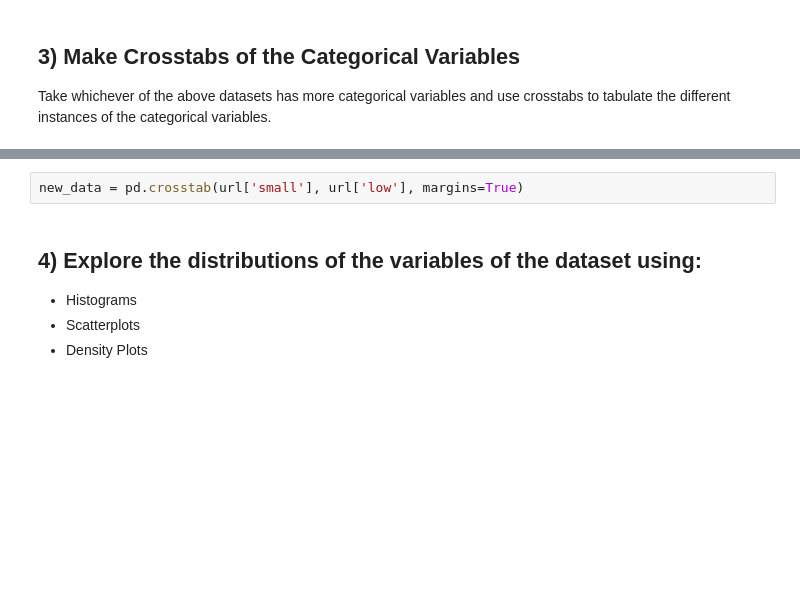
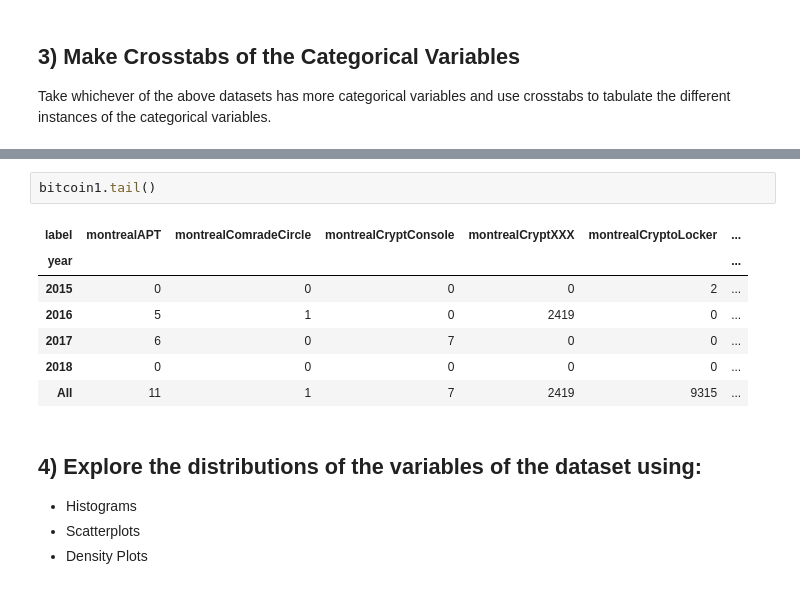
Before and after one commit to Sahlegiorgis/DS-Unit-1-Sprint-1-Data-Wrangling-and-Storytelling, a Jupyter notebook: Copy_of_LS_DS_111_Exploratory_Data_Analysis_Assignment.ipynb, the cells around one changed output, grey strips where cells are left out. Saved outputs shown, nothing was run; the diff lists cells and outputs as text; blank space fills up the shorter version.

```diff
--- a/Copy_of_LS_DS_111_Exploratory_Data_Analysis_Assignment.ipynb
+++ b/Copy_of_LS_DS_111_Exploratory_Data_Analysis_Assignment.ipynb
@@ -128,5 +130,13 @@ pd.crosstab(url['small'], url['low'], margins=True)
-# %%
-new_data = pd.crosstab(url['small'], url['low'], margins=True)
+# %%
+bitcoin1.tail()
+# %% [output]
+| label | montrealAPT | montrealComradeCircle | montrealCryptConsole | montrealCryptXXX | montrealCryptoLocker | ... |
+| year |  |  |  |  |  | ... |
+| 2015 | 0 | 0 | 0 | 0 | 2 | ... |
+| 2016 | 5 | 1 | 0 | 2419 | 0 | ... |
+| 2017 | 6 | 0 | 7 | 0 | 0 | ... |
+| 2018 | 0 | 0 | 0 | 0 | 0 | ... |
+| All | 11 | 1 | 7 | 2419 | 9315 | ... |
 # %% [markdown]
 ## 4) Explore the distributions of the variables of the dataset using:
 - Histograms
```
Also changed, not shown: parts of 11 cells of this notebook.
